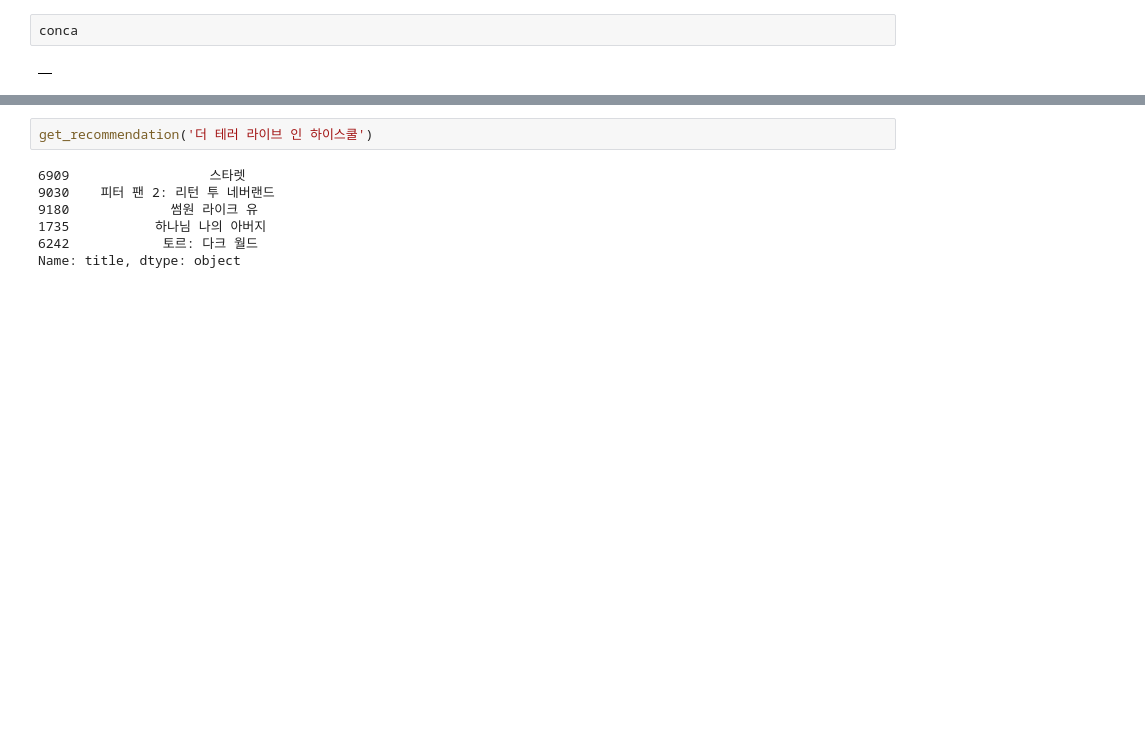
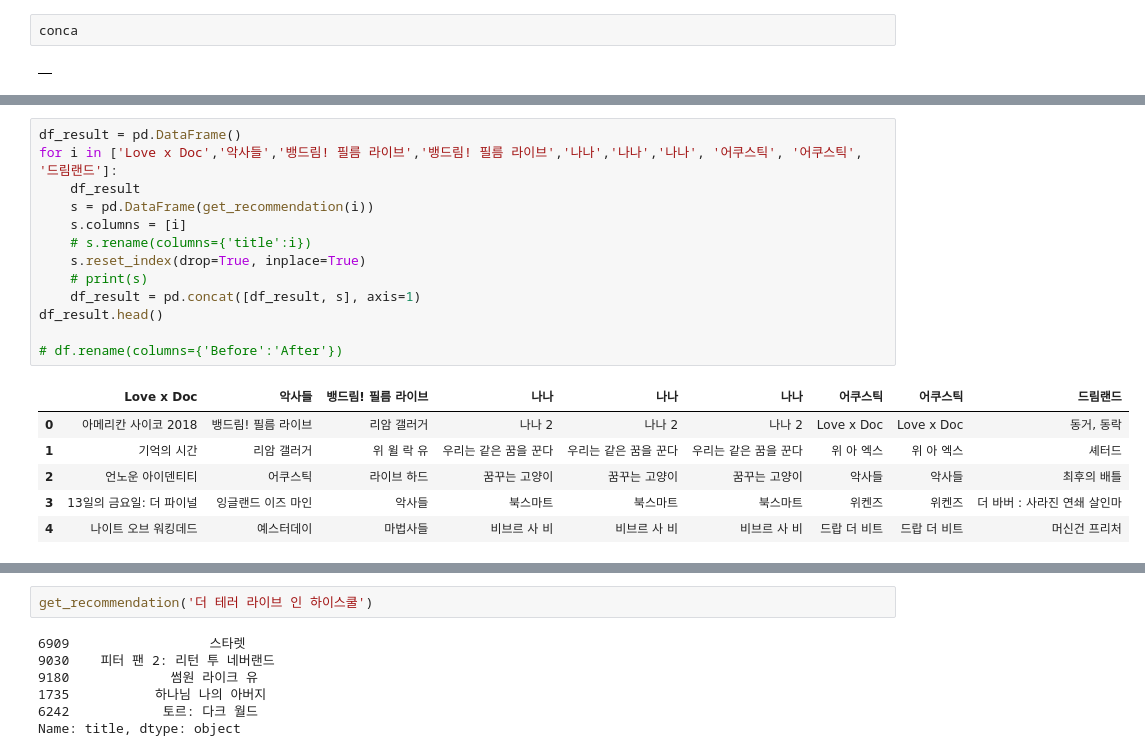
Before and after one commit to 0jipy/project_JI, a Jupyter notebook: 0.Model/01.model.ipynb, the cells around one changed output, grey strips where cells are left out. Cells and saved outputs as stored; diff of their text form; blank space fills up the shorter version.

```diff
--- a/0.Model/01.model.ipynb
+++ b/0.Model/01.model.ipynb
@@ -771,3 +798,23 @@ df_result.head()
+# %%
+df_result = pd.DataFrame()
+for i in ['Love x Doc','악사들','뱅드림! 필름 라이브','뱅드림! 필름 라이브','나나','나나','나나', '어쿠스틱', '어쿠스틱', '드림랜드']:
+    df_result
+    s = pd.DataFrame(get_recommendation(i))
+    s.columns = [i]
+    # s.rename(columns={'title':i})
+    s.reset_index(drop=True, inplace=True)
+    # print(s)
+    df_result = pd.concat([df_result, s], axis=1)
+df_result.head()
+
+# df.rename(columns={'Before':'After'})
+# %% [output]
+|  | Love x Doc | 악사들 | 뱅드림! 필름 라이브 | 나나 | 나나 | 나나 | 어쿠스틱 | 어쿠스틱 | 드림랜드 |
+| 0 | 아메리칸 사이코 2018 | 뱅드림! 필름 라이브 | 리암 갤러거 | 나나 2 | 나나 2 | 나나 2 | Love x Doc | Love x Doc | 동거, 동락 |
+| 1 | 기억의 시간 | 리암 갤러거 | 위 윌 락 유 | 우리는 같은 꿈을 꾼다 | 우리는 같은 꿈을 꾼다 | 우리는 같은 꿈을 꾼다 | 위 아 엑스 | 위 아 엑스 | 셰터드 |
+| 2 | 언노운 아이덴티티 | 어쿠스틱 | 라이브 하드 | 꿈꾸는 고양이 | 꿈꾸는 고양이 | 꿈꾸는 고양이 | 악사들 | 악사들 | 최후의 배틀 |
+| 3 | 13일의 금요일: 더 파이널 | 잉글랜드 이즈 마인 | 악사들 | 북스마트 | 북스마트 | 북스마트 | 위켄즈 | 위켄즈 | 더 바버 : 사라진 연쇄 살인마 |
+| 4 | 나이트 오브 워킹데드 | 예스터데이 | 마법사들 | 비브르 사 비 | 비브르 사 비 | 비브르 사 비 | 드랍 더 비트 | 드랍 더 비트 | 머신건 프리처 |
 # %%
 df_result.T
 # %% [output]
```
Also changed, not shown: parts of 9 cells of this notebook.
